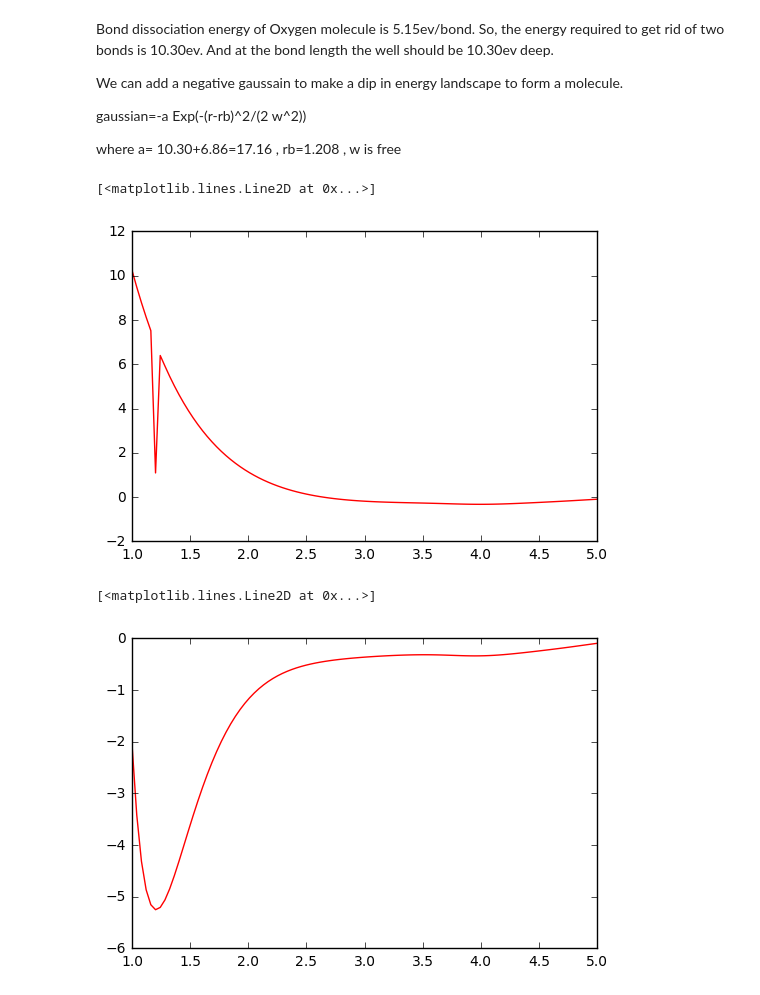
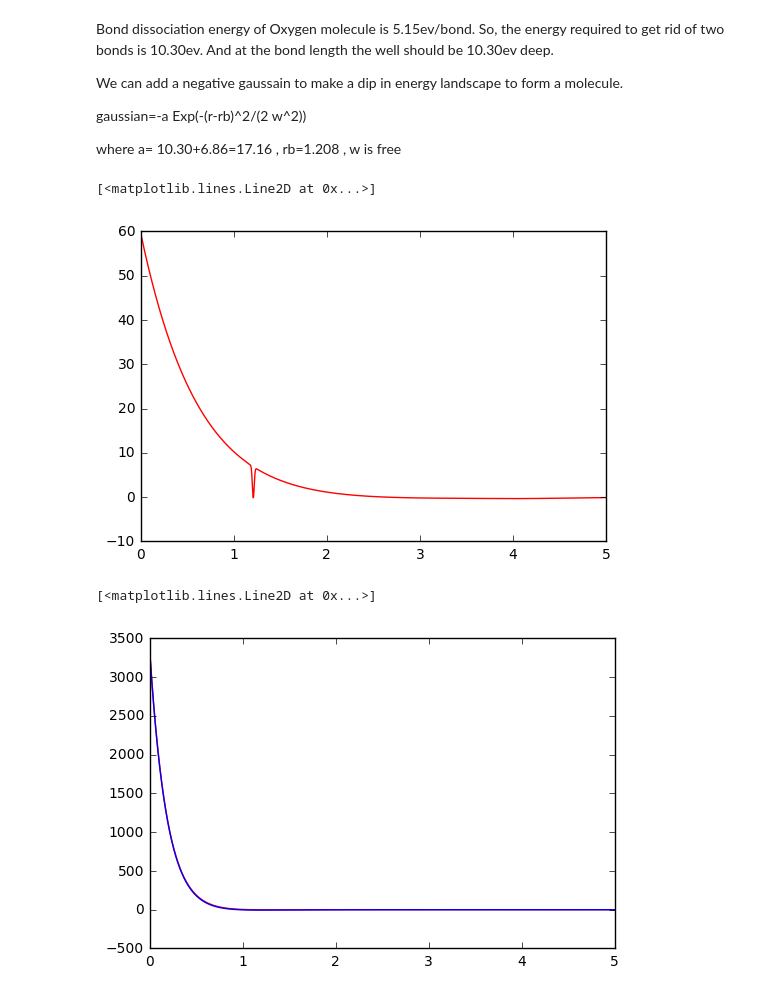
Before and after one commit to 123daimanu/DR_EAM, a Jupyter notebook: EAM_OxygenZhou2005.ipynb, the cells around one changed output. Saved outputs shown, nothing was run; the diff lists cells and outputs as text; code cells hidden in the pictures.

Commit message:
parameter tuning for morse potential

```diff
--- a/EAM_OxygenZhou2005.ipynb
+++ b/EAM_OxygenZhou2005.ipynb
@@ -57,11 +58,13 @@ re_O,A_O,alpha_O,B_O,beta_O,lam_O,fe_O,kappa_O=3.64857,0.34900,5.44072,0.57438,3
 gamma_O,nu_O=2.11725,0.37457
 N_O=6
 # %%
-r=num.linspace(1,5,100)
+r=num.linspace(0
+               ,5,10000)
 # %%
 phi2005=phiT(r,A_O,alpha_O,re_O,B_O,beta_O,kappa_O,lam_O)
-phiModified=phiN(r,A_O,alpha_O,re_O,kappa_O)+phiE(r,B_O,gamma_O,re_O,nu_O)
+phiModified=phiN(r,A_O,alpha_O,re_O,kappa_O)-phiE(r,B_O,gamma_O,re_O,nu_O)
 lab.plot(r,phi2005,"r")
-#lab.plot(r,phiModified,"b")
+lab.plot(r,phiModified,"b")
+
 lab.show()
 # %% [output]
@@ -97,12 +100,13 @@ gaussO=gauss(r,a,rb,w)
 lab.plot(r,F_OU+phi2005+gaussO,'r')
 # %% [output]
 [<matplotlib.lines.Line2D at 0x...>]
-[figure, old version]
+[figure, new version]
 # %%
 morse= lambda r,De,beta,re : De*(num.exp(-2*beta*(r - re))- 2* num.exp(-beta*(r - re)))
 morseO=morse(r,13.1,2.6,1.085)
 # %%
-lab.plot(r,F_OU+phi2005+morseO,'r')
+lab.plot(r,2*F_OU+phiModified+morseO,'r')
+lab.plot(r,2*F_OU+phi2005+morseO,'b')
 # %% [output]
 [<matplotlib.lines.Line2D at 0x...>]
-[figure, old version]
+[figure, new version]
```
Also changed, not shown: parts of 11 cells of this notebook.
